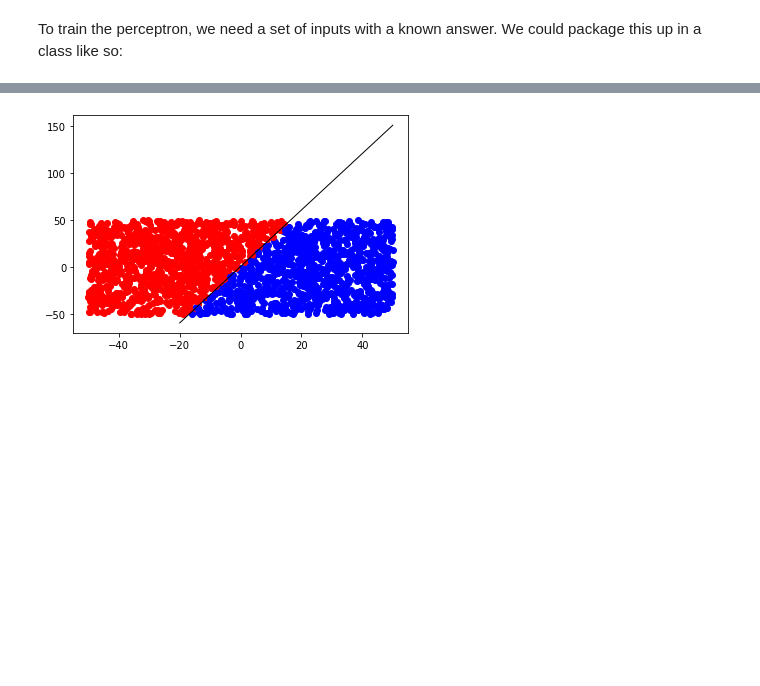
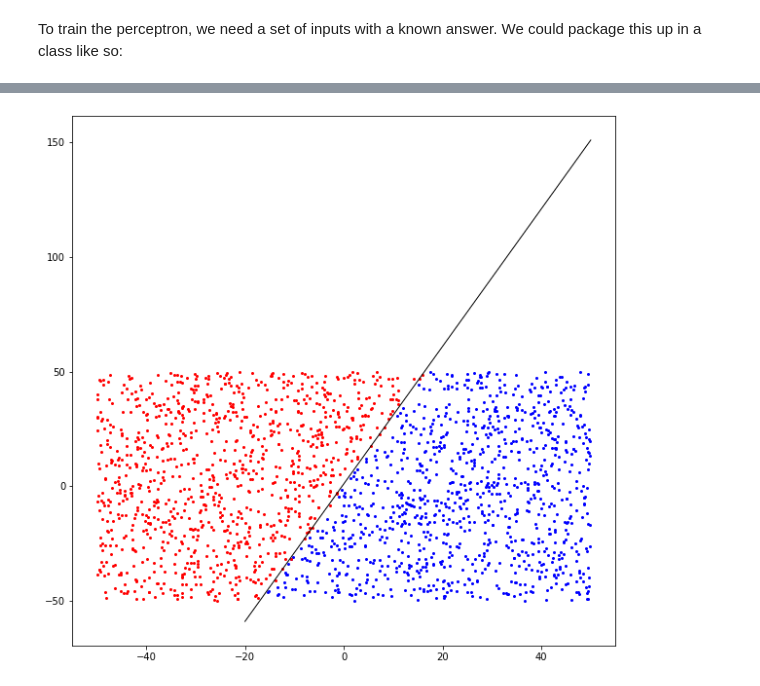
Before and after one commit to currymike123/ComputerVision, a Jupyter notebook: Module6 - Deep Learning 2/Module6_Peceptron.ipynb, the cells around one changed output, grey strips where cells are left out. Saved outputs shown, nothing was run; the diff lists cells and outputs as text; code cells hidden in the pictures; blank space fills up the shorter version.

Commit message:
update figure size

```diff
--- a/Module6 - Deep Learning 2/Module6_Peceptron.ipynb
+++ b/Module6 - Deep Learning 2/Module6_Peceptron.ipynb
@@ -291,34 +291,36 @@ import numpy as np
 import numpy as np
 import matplotlib.pyplot as plt
 
 perceptron = Perceptron(3)
 training = []
 for i in range(2000):
     x = np.random.uniform(-50, 50)
     y = np.random.uniform(-50, 50)
     answer = 1
     if y < f(x):
         answer = -1
     training.append(Trainer(x, y, answer))
 
 # Train the perceptron with the training inputs and answers
 for count in range(len(training)):
     perceptron.train(training[count].inputs, training[count].answer)
 
+# Figure size
+fig = plt.figure(figsize = (10,10))
+
 # Use the feed forward to guess all the training points
 for i in range(len(training)):
     guess = perceptron.feedforward(training[i].inputs)
     if guess == 1:
-        # ro stands for red circle
-        plt.plot(training[i].inputs[0], training[i].inputs[1], 'ro')
+        plt.plot(training[i].inputs[0], training[i].inputs[1], 'ro', markersize=2)
     else:
         # bo stands for blue circle
-        plt.plot(training[i].inputs[0], training[i].inputs[1], 'bo')
+        plt.plot(training[i].inputs[0], training[i].inputs[1], 'bo', markersize=2)
 
 x = np.array([-20, 50])
 y = f(x)
 plt.plot(x, y, 'k-', linewidth=1)
 
 plt.show()
 # %% [output]
-[figure, old version]
+[figure, new version]
```
